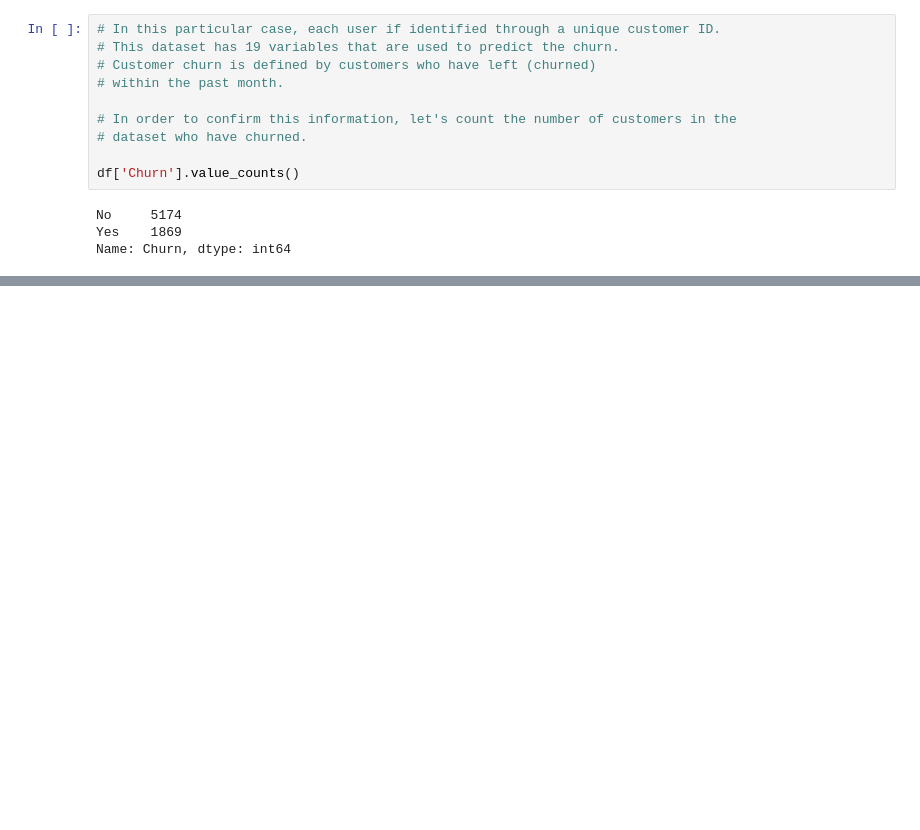
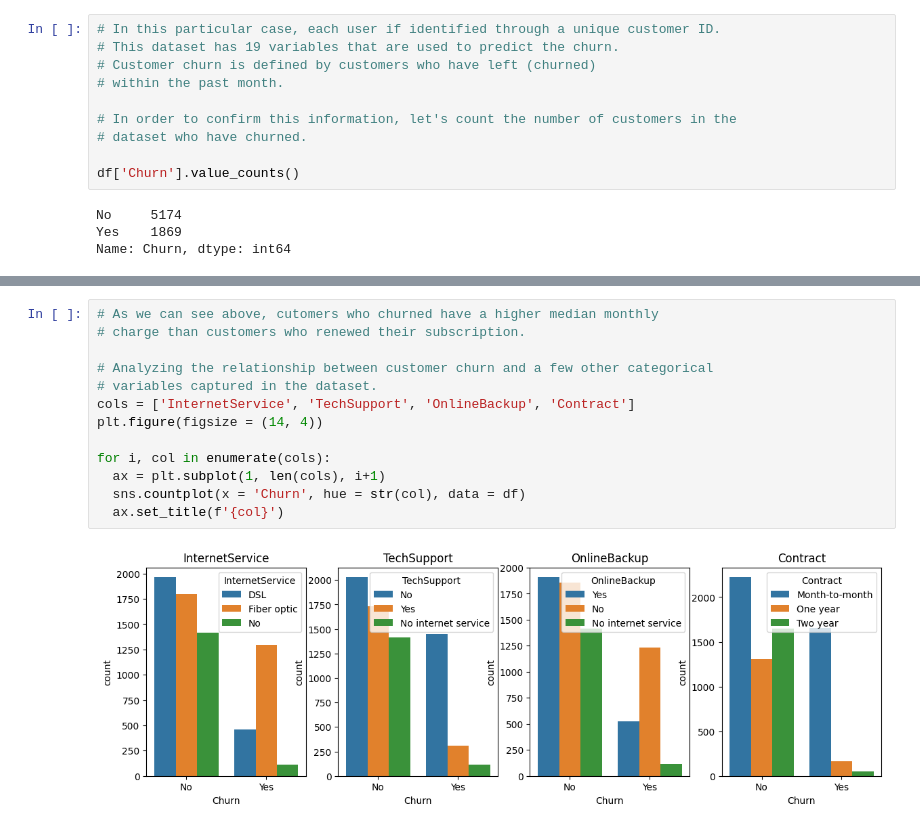
Before and after one commit to guilhermelaviola/CustomerChurnPredictionModel, a Jupyter notebook: CustomerChurnPredictionModel.ipynb, the cells around one changed output, grey strips where cells are left out. Drawn from its saved outputs; the diff is of its cells as text; blank space fills up the shorter version.

```diff
--- a/CustomerChurnPredictionModel.ipynb
+++ b/CustomerChurnPredictionModel.ipynb
@@ -82,0 +92,15 @@ for i, col in enumerate(numerical):
+# %%
+# As we can see above, cutomers who churned have a higher median monthly
+# charge than customers who renewed their subscription.
+
+# Analyzing the relationship between customer churn and a few other categorical
+# variables captured in the dataset.
+cols = ['InternetService', 'TechSupport', 'OnlineBackup', 'Contract']
+plt.figure(figsize = (14, 4))
+
+for i, col in enumerate(cols):
+  ax = plt.subplot(1, len(cols), i+1)
+  sns.countplot(x = 'Churn', hue = str(col), data = df)
+  ax.set_title(f'{col}')
+# %% [output]
+[figure, added]
```
Also changed, not shown: parts of 4 cells of this notebook.
